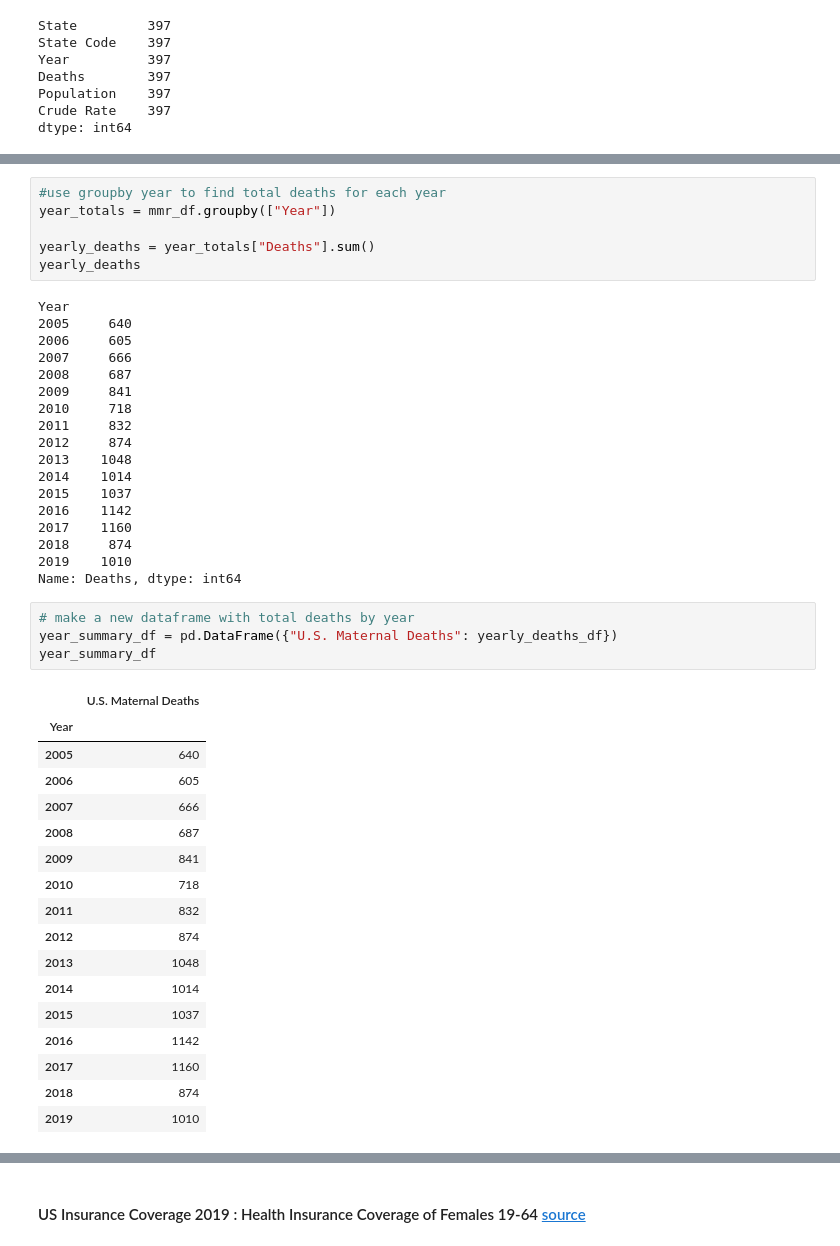
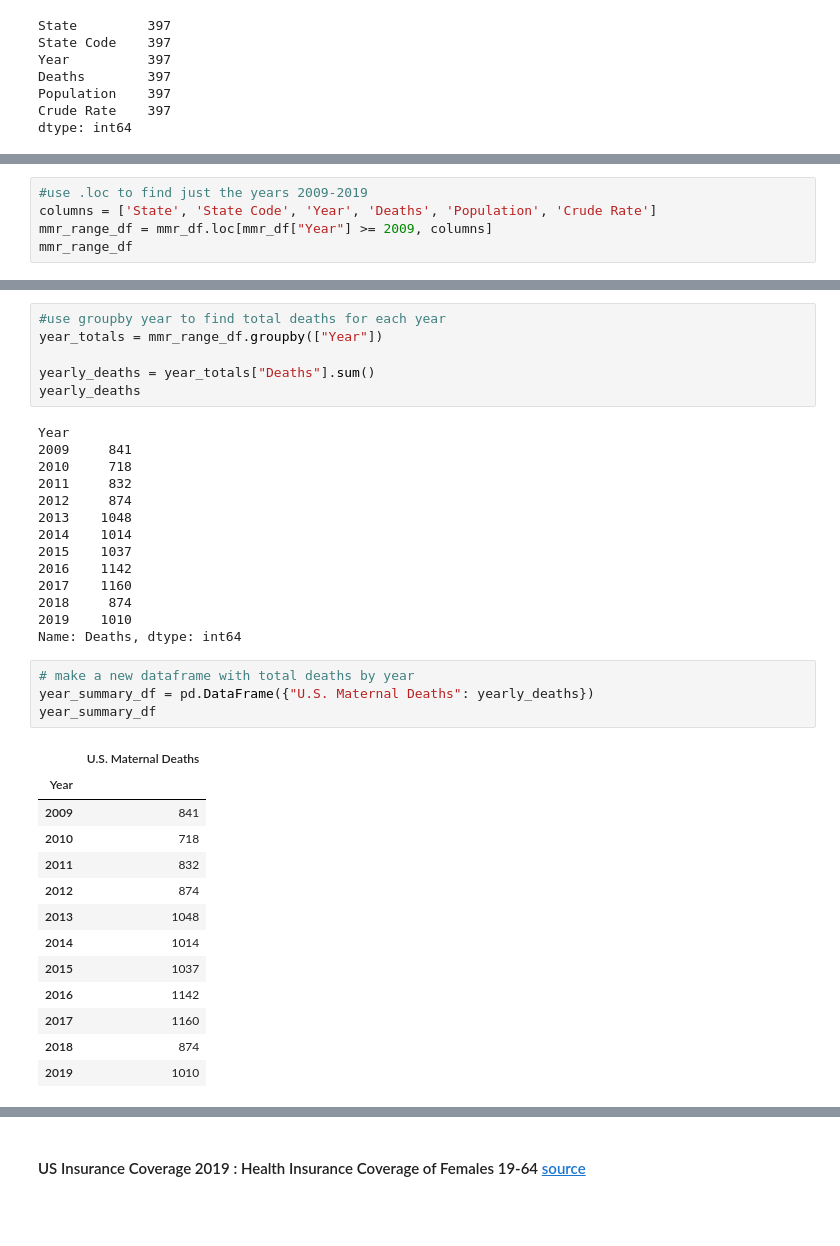
Before and after one commit to LeeProut/US-Maternal-Mortality, a Jupyter notebook: MMR_CDC.ipynb, the cells around one changed output, grey strips where cells are left out. Saved outputs shown, nothing was run; the diff lists cells and outputs as text; blank space fills up the shorter version.

Commit message:
updated CDC data to include 2009-2019

```diff
--- a/MMR_CDC.ipynb
+++ b/MMR_CDC.ipynb
@@ -102,3 +102,8 @@ Unreliable    160
 1.9             1
 2.3             1
 Name: Crude Rate, dtype: int64
+# %%
+#use .loc to find just the years 2009-2019
+columns = ['State', 'State Code', 'Year', 'Deaths', 'Population', 'Crude Rate']
+mmr_range_df = mmr_df.loc[mmr_df["Year"] >= 2009, columns]
+mmr_range_df
@@ -105,15 +124,11 @@ Name: Crude Rate, dtype: int64
 # %%
 #use groupby year to find total deaths for each year
-year_totals = mmr_df.groupby(["Year"])
+year_totals = mmr_range_df.groupby(["Year"])
 
 yearly_deaths = year_totals["Deaths"].sum()
 yearly_deaths
 # %% [output]
 Year
-2005     640
-2006     605
-2007     666
-2008     687
 2009     841
 2010     718
 2011     832
@@ -128,15 +143,11 @@ Year
 Name: Deaths, dtype: int64
 # %%
 # make a new dataframe with total deaths by year
-year_summary_df = pd.DataFrame({"U.S. Maternal Deaths": yearly_deaths_df})
+year_summary_df = pd.DataFrame({"U.S. Maternal Deaths": yearly_deaths})
 year_summary_df
 # %% [output]
 |  | U.S. Maternal Deaths |
 | Year |  |
-| 2005 | 640 |
-| 2006 | 605 |
-| 2007 | 666 |
-| 2008 | 687 |
 | 2009 | 841 |
 | 2010 | 718 |
 | 2011 | 832 |
```
Also changed, not shown: parts of 15 cells of this notebook.
